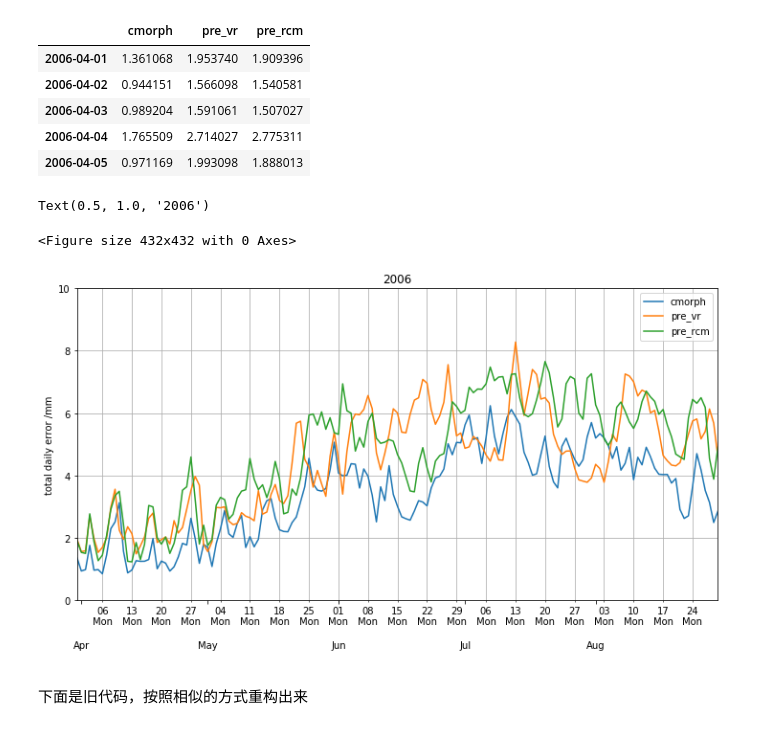
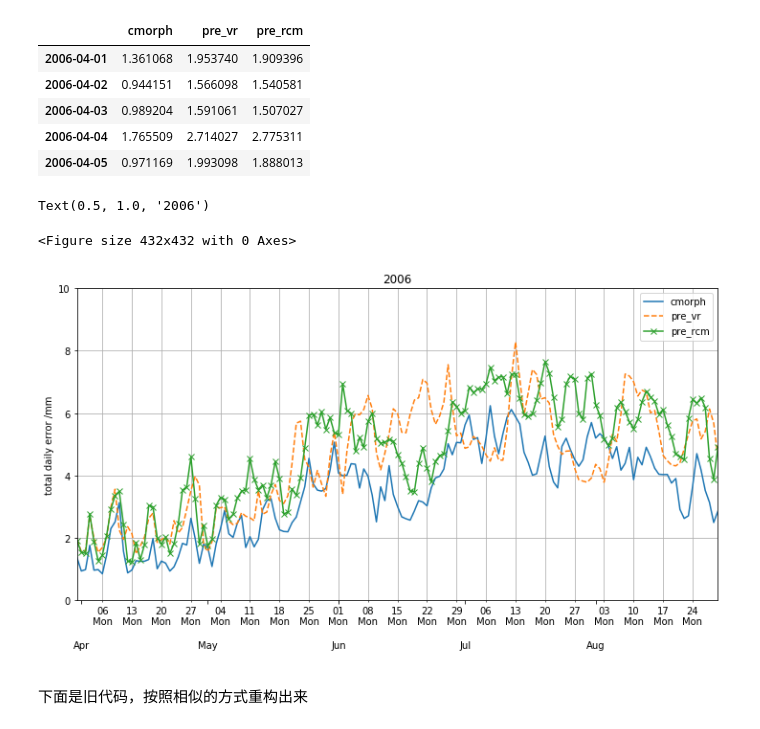
Before and after one commit to dozerlcl/MPAS_case_study, a Jupyter notebook: case_template/92-25km_vr_rcm_postprocess/visualization/check_obs/check_cmorph_vr/time_error/precip_time_statistic.ipynb, the cells around one changed output. Saved outputs shown, nothing was run; the diff lists cells and outputs as text; code cells hidden in the pictures.

```diff
--- a/case_template/92-25km_vr_rcm_postprocess/visualization/check_obs/check_cmorph_vr/time_error/precip_time_statistic.ipynb
+++ b/case_template/92-25km_vr_rcm_postprocess/visualization/check_obs/check_cmorph_vr/time_error/precip_time_statistic.ipynb
@@ -53,34 +84,34 @@ pd_plot.head()
 # %%
 import matplotlib.dates as dates
 # pd_plot = pd.concat([df_obs, df_mod,minus], axis=1)
 plt.figure(figsize=(6,6))
 
 ymin = 0.
 ymax = 10.
 idx = pd.date_range(year+'-04-01', year+'-09-01')
 # s = pd.Series(np.random.randn(len(idx)), index=idx)
 
 # fig, ax = plt.subplots()
 # ax.plot_date(idx.to_pydatetime(), 'v-')
-ax = pd_plot.plot(figsize=(12,6))
+ax = pd_plot.plot(figsize=(12,6),style=['-','--','x-'])
 ax.xaxis.set_minor_locator(dates.WeekdayLocator(byweekday=(0),
                                                 interval=1))
 ax.xaxis.set_minor_formatter(dates.DateFormatter('%d\n%a'))
 ax.xaxis.grid(True, which="minor")
 ax.yaxis.grid()
 ax.xaxis.set_major_locator(dates.MonthLocator())
 ax.xaxis.set_major_formatter(dates.DateFormatter('\n\n\n%b\n'))
 # ax.set_xlim([xmin,xmax])
 ax.set_ylim([ymin,ymax])
 # plt.tight_layout()
 # plt.show()
 ax.set_ylabel("total daily error /mm")
 plt.title(year)
 # plt.savefig("./output_pic/precip_check_timeseries/"+year+"_time_series.png")
 # %% [output]
 Text(0.5, 1.0, '2006')
 <Figure size 432x432 with 0 Axes>
-[figure, old version]
+[figure, new version]
 # %% [markdown]
 下面是旧代码，按照相似的方式重构出来
 # %%
```
Also changed, not shown: parts of 3 cells of this notebook, 1 other file.
